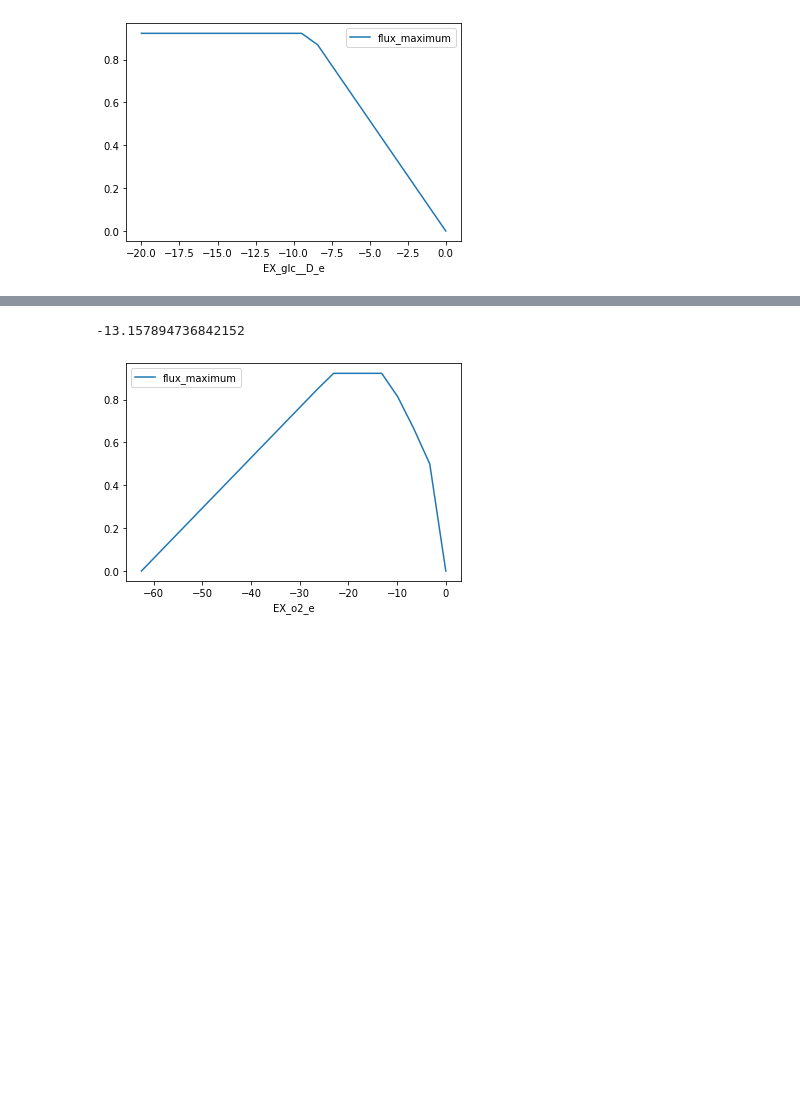
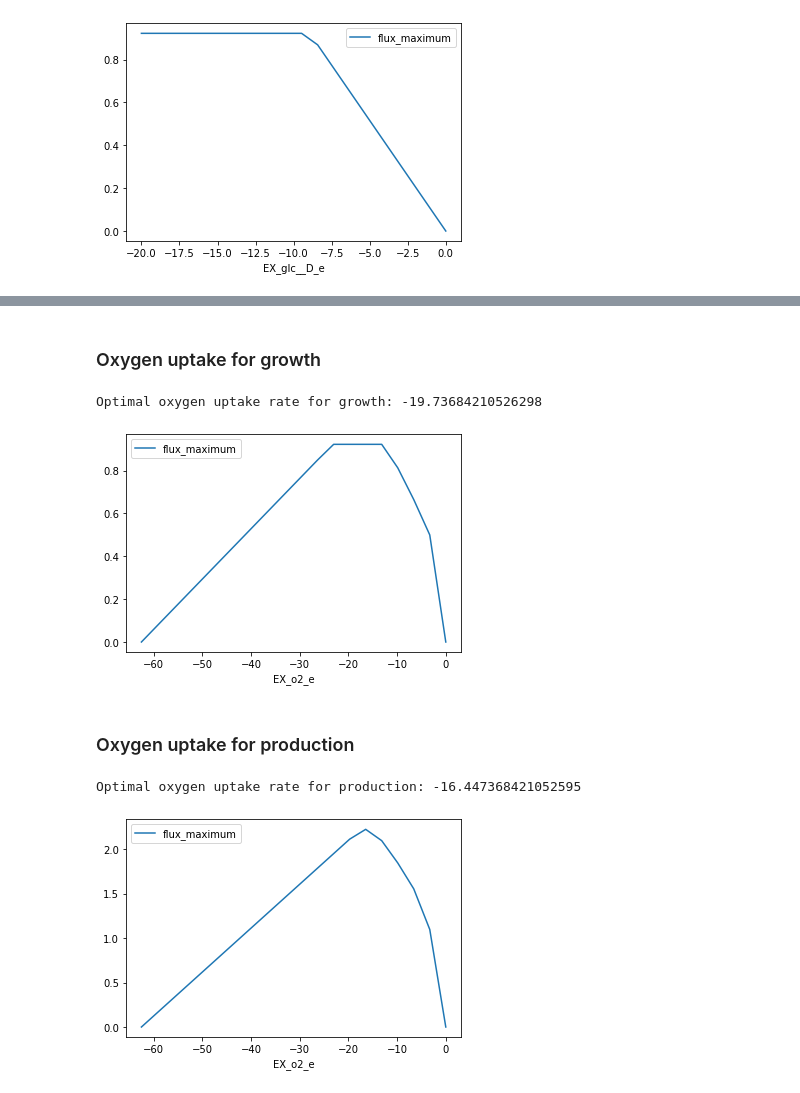
Before and after one commit to 27410/group-assignment-2021-group_1_vibrio_natriegens_2021, a Jupyter notebook: Phenotypic_phase_planes_plotting.ipynb, the cells around one changed output, grey strips where cells are left out. Cells and saved outputs as stored; diff of their text form; code cells hidden in the pictures; blank space fills up the shorter version.

```diff
--- a/Phenotypic_phase_planes_plotting.ipynb
+++ b/Phenotypic_phase_planes_plotting.ipynb
@@ -73,10 +118,10 @@ with model_M9_vio_fad:
 with model_M9_vio_fad:
     model_M9_vio_fad.reactions.EX_glc__D_e.bounds = -20, 1000
     model_M9_vio_fad.reactions.EX_o2_e.bounds = -1000, 1000
-    ppp_succ_M9 = production_envelope(model_M9_vio_fad,
+    ppp_succ_M9_2 = production_envelope(model_M9_vio_fad,
                     reactions=[model_M9_vio_fad.reactions.EX_glc__D_e],
                     objective=model_M9_vio_fad.reactions.Growth)
-    ppp_succ_M9.plot(x='EX_glc__D_e', y='flux_maximum')
+    ppp_succ_M9_2.plot(x='EX_glc__D_e', y='flux_maximum')
 # %% [output]
 [figure]
 # %% [markdown]
@@ -84,11 +129,13 @@ Optimal O2 uptake rate in M9 media with FAD as a cofactor
+# %% [markdown]
+### Oxygen uptake for growth
 # %%
 with model_M9_vio_fad:
     model_M9_vio_fad.reactions.EX_o2_e.bounds = -1000, 1000
     ppp_o2_M9 = production_envelope(model_M9_vio_fad,
                     reactions=[model_M9_vio_fad.reactions.EX_o2_e],
                     objective=model_M9_vio_fad.reactions.Growth)
-    print(ppp_o2_M9.EX_o2_e[ppp_o2_M9.flux_maximum.idxmax()])
+    print('Optimal oxygen uptake rate for growth:', ppp_o2_M9.EX_o2_e[ppp_o2_M9.flux_maximum.idxmax()])
     ppp_o2_M9.plot(x='EX_o2_e', y='flux_maximum')
 # %% [output]
--13.157894736842152
+Optimal oxygen uptake rate for growth: -19.73684210526298
 [figure]
@@ -98,0 +142,13 @@ with model_M9_vio_fad:
+# %% [markdown]
+### Oxygen uptake for production
+# %%
+with model_M9_vio_fad:
+    model_M9_vio_fad.reactions.EX_o2_e.bounds = -1000, 1000
+    ppp_o2_M9_vio = production_envelope(model_M9_vio_fad,
+                    reactions=[model_M9_vio_fad.reactions.EX_o2_e],
+                    objective=model_M9_vio_fad.reactions.Violacein)
+    print('Optimal oxygen uptake rate for production:', ppp_o2_M9_vio.EX_o2_e[ppp_o2_M9_vio.flux_maximum.idxmax()])
+    ppp_o2_M9_vio.plot(x='EX_o2_e', y='flux_maximum')
+# %% [output]
+Optimal oxygen uptake rate for production: -16.447368421052595
+[figure, added]
```
Also changed, not shown: parts of 35 cells of this notebook.
